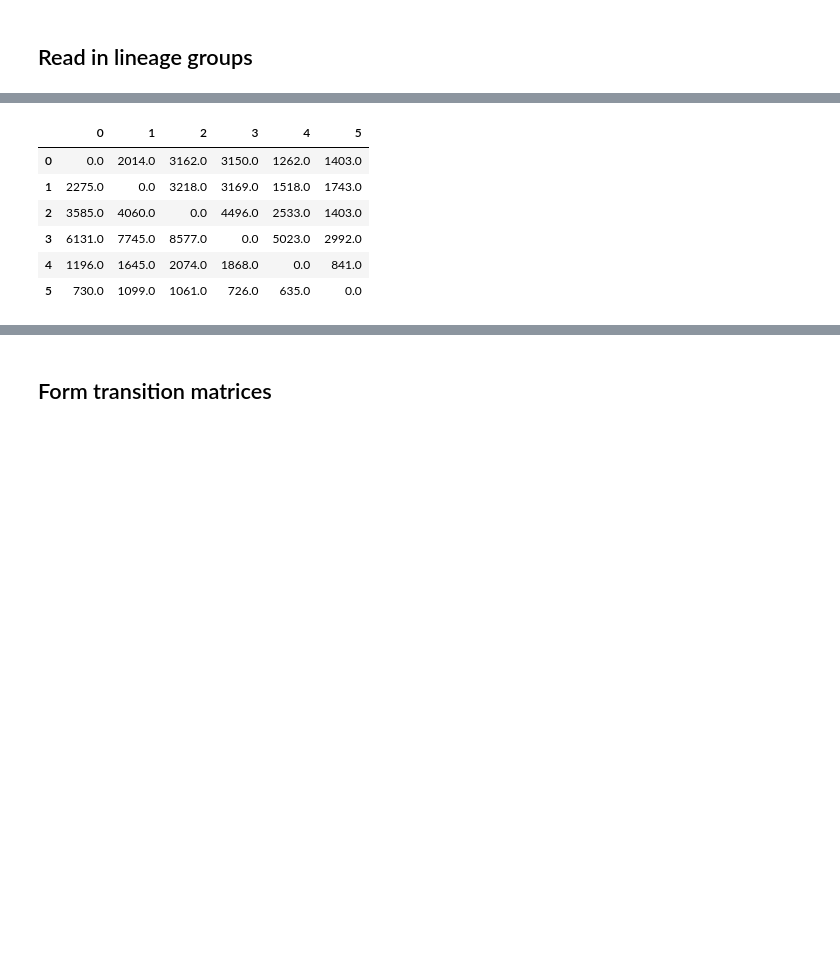
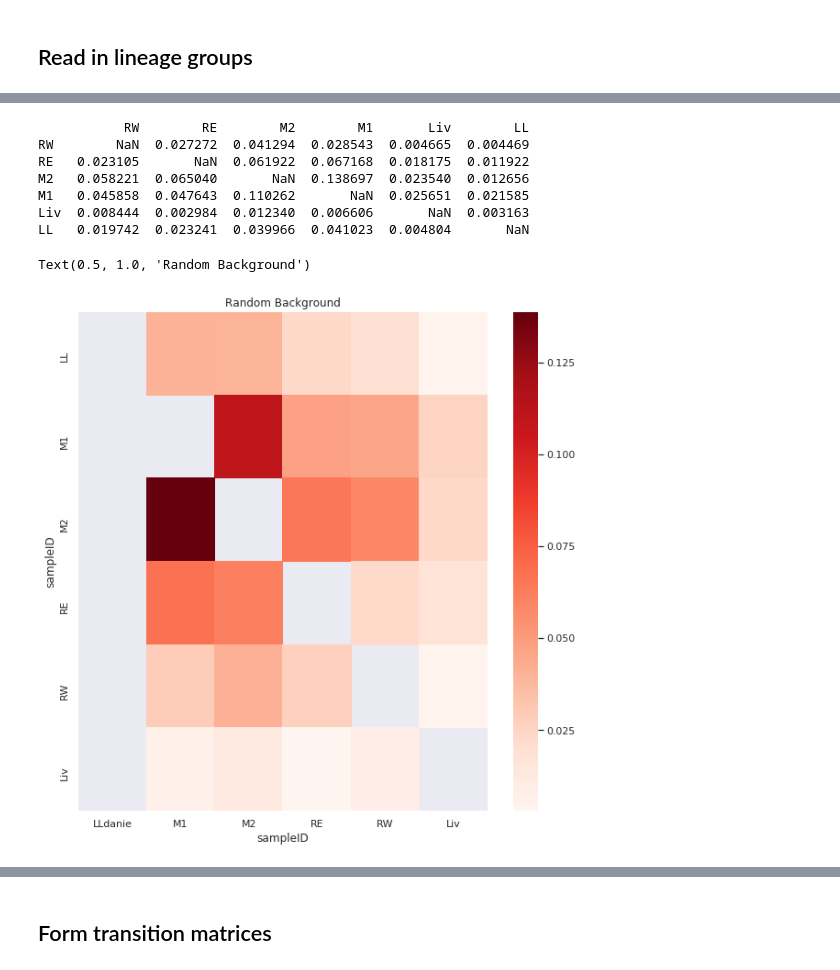
Before and after one commit to mattjones315/MetastasisTracing, a Jupyter notebook: infer_transition_matrices.ipynb, the cells around one changed output, grey strips where cells are left out. Cells and saved outputs as stored; diff of their text form; code cells hidden in the pictures; blank space fills up the shorter version.

```diff
--- a/infer_transition_matrices.ipynb
+++ b/infer_transition_matrices.ipynb
@@ -422,13 +414,24 @@ Text(0.5, 1.0, 'Consensus Estimated Transition Probabilities')
-# %%
-# t_mat /= (pars * num_sol)
-
-t_mat = pd.DataFrame(t_mat)
-t_mat
-# %% [output]
-|  | 0 | 1 | 2 | 3 | 4 | 5 |
-| 0 | 0.0 | 2014.0 | 3162.0 | 3150.0 | 1262.0 | 1403.0 |
-| 1 | 2275.0 | 0.0 | 3218.0 | 3169.0 | 1518.0 | 1743.0 |
-| 2 | 3585.0 | 4060.0 | 0.0 | 4496.0 | 2533.0 | 1403.0 |
-| 3 | 6131.0 | 7745.0 | 8577.0 | 0.0 | 5023.0 | 2992.0 |
-| 4 | 1196.0 | 1645.0 | 2074.0 | 1868.0 | 0.0 | 841.0 |
-| 5 | 730.0 | 1099.0 | 1061.0 | 726.0 | 635.0 | 0.0 |
+# %%
+bg = pd.read_csv("/data/yosef2/users/mattjones/projects/metastasis/JQ19/5k/transition_backgrounds/lg19_background_mat.txt", sep='\t', index_col = 0)
+labels = bg.columns
+np.fill_diagonal(bg.values, 0)
+bg /= np.sum(bg.values)
+np.fill_diagonal(bg.values, np.nan)
+bg = pd.DataFrame(bg, index=labels, columns=labels)
+print(bg)
+cmap.set_bad("white", 1.)
+h = plt.figure(figsize=(10, 10))
+sns.heatmap(bg.loc[['LL', "M1", "M2", "RE", 'RW', "Liv"], ['LLdanie', "M1", "M2", "RE", 'RW', "Liv"]], mask = np.fill_diagonal(np.zeros(bg.shape), 1), cmap="Reds")
+plt.ylabel("sampleID")
+plt.xlabel("sampleID")
+plt.title("Random Background")
+# %% [output]
+           RW        RE        M2        M1       Liv        LL
+RW        NaN  0.027272  0.041294  0.028543  0.004665  0.004469
+RE   0.023105       NaN  0.061922  0.067168  0.018175  0.011922
+M2   0.058221  0.065040       NaN  0.138697  0.023540  0.012656
+M1   0.045858  0.047643  0.110262       NaN  0.025651  0.021585
+Liv  0.008444  0.002984  0.012340  0.006606       NaN  0.003163
+LL   0.019742  0.023241  0.039966  0.041023  0.004804       NaN
+Text(0.5, 1.0, 'Random Background')
+[figure, added]
```
Also changed, not shown: parts of 10 cells of this notebook, 7 other files.
